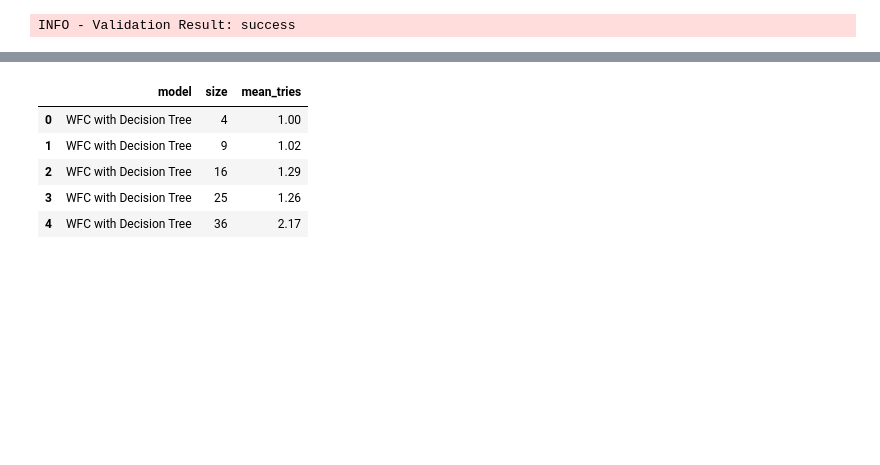
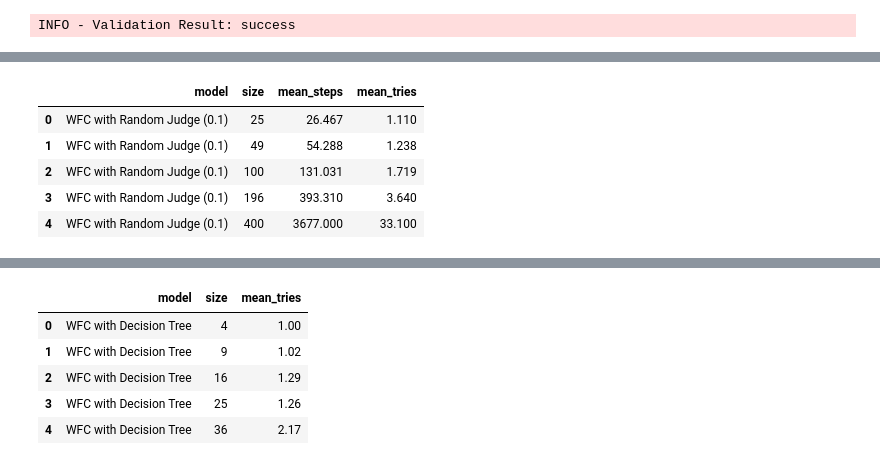
Before and after one commit to evlko/WFCWML, a Jupyter notebook: notebooks/performance.ipynb, the cells around one changed output, grey strips where cells are left out. Saved outputs shown, nothing was run; the diff lists cells and outputs as text; code cells hidden in the pictures; blank space fills up the shorter version.

```diff
--- a/notebooks/performance.ipynb
+++ b/notebooks/performance.ipynb
@@ -78,2 +94,18 @@ KeyboardInterrupt:
+# %%
+random_advisor = RandomAdvisor()
+random_judge = RandomJudge(rollback_chance=0.1)
+
+wfc_random_judge_df = evaluate_wfc(
+    benchmarks, random_advisor, continue_judge, "WFC with Random Judge (0.1)"
+)
+
+wfc_random_judge_df.head(5)
+# %% [output]
+|  | model | size | mean_steps | mean_tries |
+| 0 | WFC with Random Judge (0.1) | 25 | 26.467 | 1.110 |
+| 1 | WFC with Random Judge (0.1) | 49 | 54.288 | 1.238 |
+| 2 | WFC with Random Judge (0.1) | 100 | 131.031 | 1.719 |
+| 3 | WFC with Random Judge (0.1) | 196 | 393.310 | 3.640 |
+| 4 | WFC with Random Judge (0.1) | 400 | 3677.000 | 33.100 |
 # %%
 random_advisor = RandomAdvisor()
```
Also changed, not shown: parts of 9 cells of this notebook, 1 other file.
